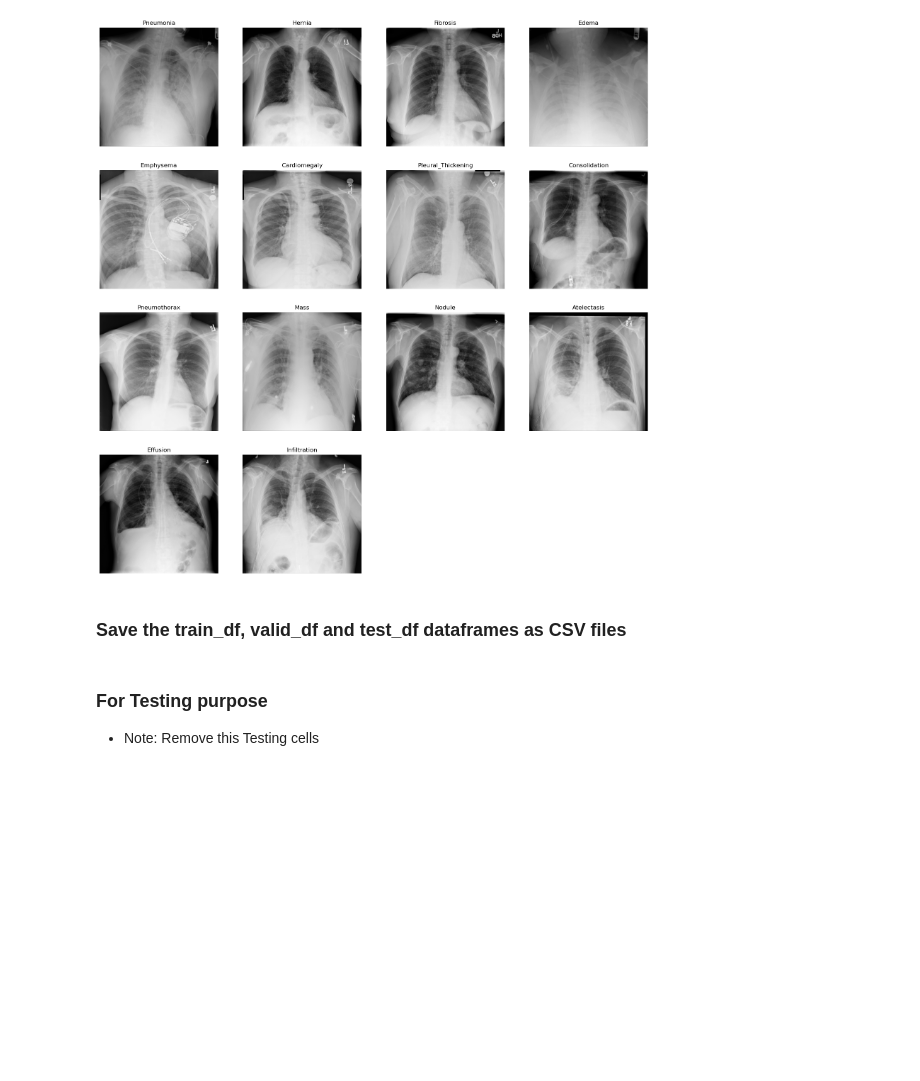
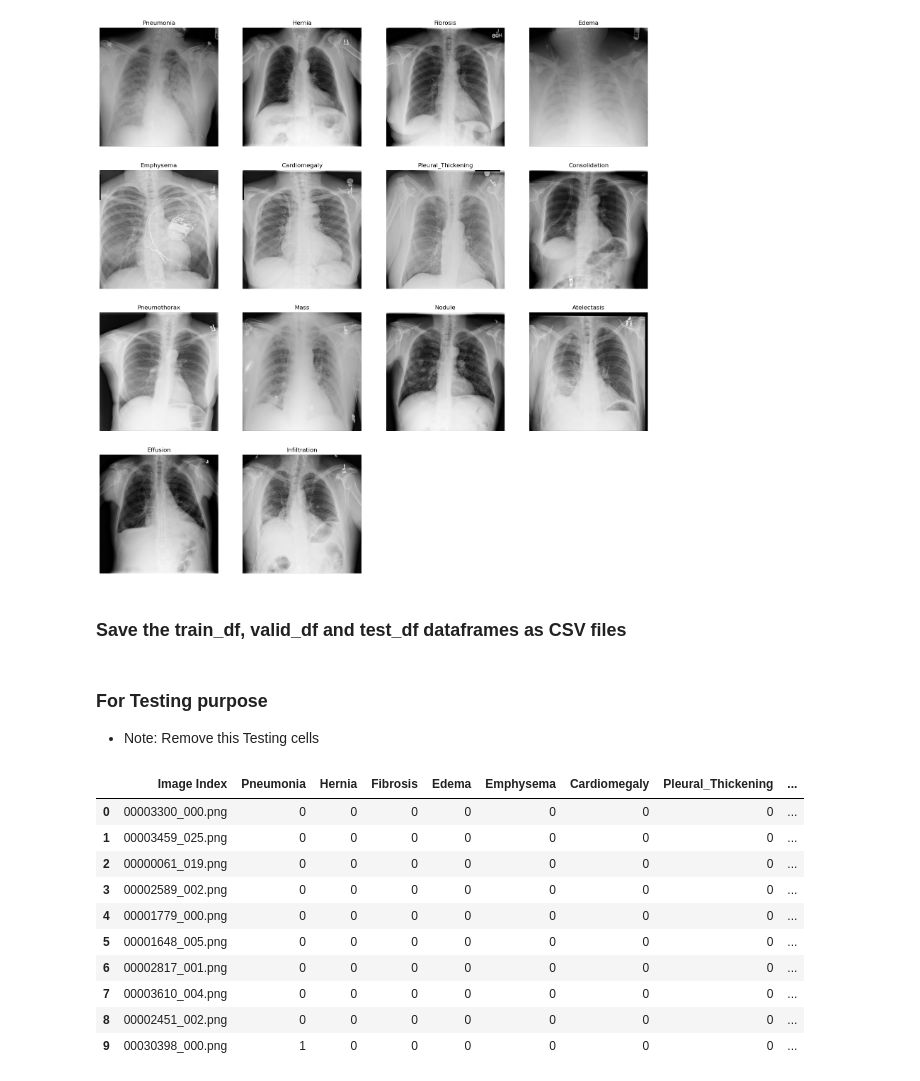
Before and after one commit to Thehunk1206/ChestX-ray-Findings, a Jupyter notebook: data_preparation.ipynb, the cells around one changed output. Drawn from its saved outputs; the diff is of its cells as text; code cells hidden in the pictures; blank space fills up the shorter version.

```diff
--- a/data_preparation.ipynb
+++ b/data_preparation.ipynb
@@ -248,3 +248,19 @@ test_df.to_csv('sample_dataset/test_labels.csv', index=False)
 # %% [markdown]
 ### For Testing purpose
 * Note: Remove this Testing cells
+# %%
+train_df = pd.read_csv('sample_dataset/train_labels.csv')
+# %%
+train_df.head(10)
+# %% [output]
+|  | Image Index | Pneumonia | Hernia | Fibrosis | Edema | Emphysema | Cardiomegaly | Pleural_Thickening | ... |
+| 0 | 00003300_000.png | 0 | 0 | 0 | 0 | 0 | 0 | 0 | ... |
+| 1 | 00003459_025.png | 0 | 0 | 0 | 0 | 0 | 0 | 0 | ... |
+| 2 | 00000061_019.png | 0 | 0 | 0 | 0 | 0 | 0 | 0 | ... |
+| 3 | 00002589_002.png | 0 | 0 | 0 | 0 | 0 | 0 | 0 | ... |
+| 4 | 00001779_000.png | 0 | 0 | 0 | 0 | 0 | 0 | 0 | ... |
+| 5 | 00001648_005.png | 0 | 0 | 0 | 0 | 0 | 0 | 0 | ... |
+| 6 | 00002817_001.png | 0 | 0 | 0 | 0 | 0 | 0 | 0 | ... |
+| 7 | 00003610_004.png | 0 | 0 | 0 | 0 | 0 | 0 | 0 | ... |
+| 8 | 00002451_002.png | 0 | 0 | 0 | 0 | 0 | 0 | 0 | ... |
+| 9 | 00030398_000.png | 1 | 0 | 0 | 0 | 0 | 0 | 0 | ... |
```
Also changed, not shown: parts of 4 cells of this notebook, 1 other file.
